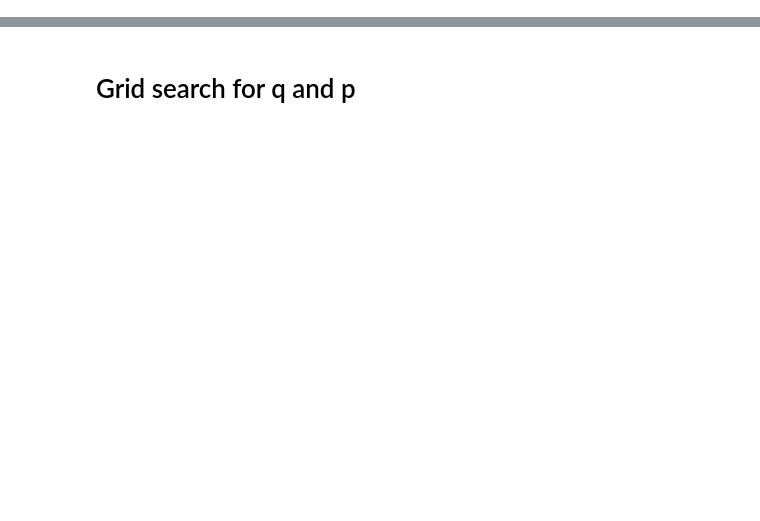
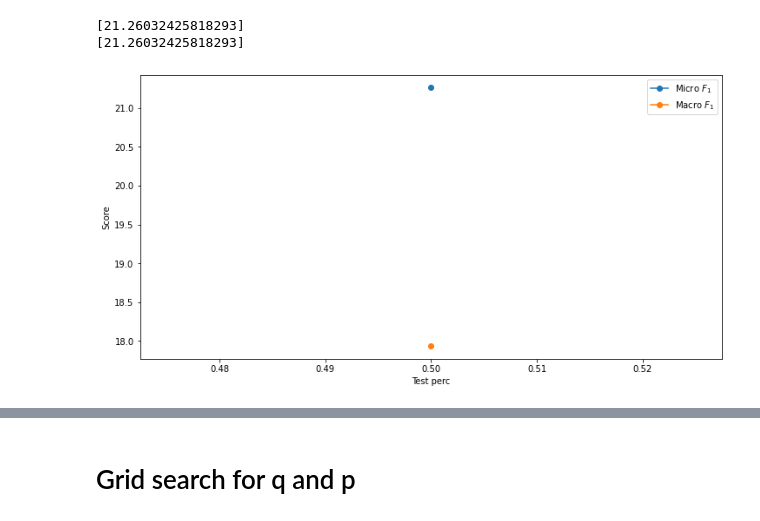
Before and after one commit to aditya-grover/node2vec, a Jupyter notebook: src/multi-classification.ipynb, the cells around one changed output, grey strips where cells are left out. Drawn from its saved outputs; the diff is of its cells as text; code cells hidden in the pictures; blank space fills up the shorter version.

```diff
--- a/src/multi-classification.ipynb
+++ b/src/multi-classification.ipynb
@@ -11,5 +12,8 @@ import numpy as np
 # %%
-DATASET_TO_USE = "ppi"
+class Datasets(Enum):
+    PPI = 1
+
+DATASET_TO_USED = Datasets.PPI
 
 def get_ppi_dataset(emb_file):
     """
@@ -28,6 +32,8 @@ def get_ppi_dataset(emb_file):
 
     return result_df
 
+# TODO: REMOVE IT IF IT'S NOT USED LATER, it was used for blogcatalog dataset.
+# Could be used for other datasets as well if they have same format
 def get_blog_dataset():
     # first row has the # of nodes and features
     emb_df = pd.read_csv(EMB_FILE, sep=" ", skiprows=1, header=None)
@@ -40,14 +46,11 @@ def get_blog_dataset():
     return result_df
 
 
-if DATASET_TO_USE == "ppi":
+if DATASET_TO_USE == Datasets.PPI:
     LABELS_FILE = "../data/PPI/ppi_labels.txt"
     emb_file = "../emb/ppi.emb"
+    INPUT_FILE = "../data/PPI/ppi.edgelist"
     df = get_ppi_dataset(emb_file)
-else:
-    EMB_FILE = "../emb/seed_1_perc_0.5_blog_catalog.emb"
-    LABELS_FILE = "../data/BlogCatalog/group-edges.csv"
-    df = get_blog_dataset()
 # %%
 # Extend prediction function for the OVR logistic regression model
 # This code is taken from https://github.com/Kombustor/submission-ecir2020-randomwalks/blob/submission/impl/model/classify.py#L11
@@ -75,35 +78,52 @@ def evaluate(df, test_sizes, num_iter=10):
 
     # binarize data
     binarizer = MultiLabelBinarizer()
     binarizer.fit(Y)
 
     # Linear regression uses L2 regularization by default
     ovr_lr =  OneVsRestClassifier(lr(solver='liblinear'))
     clf = TopKRanker(ovr_lr)
 
     for test_size in test_sizes:
         micro_scores = []
         macro_scores = []
         for x in range(num_iter):
 
             X_train, X_test, Y_train, Y_test = train_test_split(X, Y, test_size=test_size)
 
             Y_train = binarizer.transform(Y_train)
 
             top_k_list = [len(l) for l in Y_test]
             Y_test = binarizer.transform(Y_test)
 
             # evaluation
             clf.fit(X_train, Y_train)
             Y_pred = clf.predict(X_test, top_k_list=top_k_list)
 
             micro_scores.append(f1_score(Y_test, Y_pred, average='micro', zero_division=0))
             macro_scores.append(f1_score(Y_test, Y_pred, average='macro', zero_division=0))
 
-        print(micro_scores)
-        evaluations_micro.append((test_size, sum(micro_scores)/num_iter*100),)
-        evaluations_macro.append((test_size, sum(macro_scores)/num_iter*100))
+        evaluations_micro.append(sum(micro_scores)/num_iter*100)
+        evaluations_macro.append(sum(macro_scores)/num_iter*100)
         print(f"Perc: {test_size}")
     return evaluations_micro, evaluations_macro
+
+def plot_scores(micro, macro, test_size):
+    fig, ax = plt.subplots(figsize=(12, 6))
+
+    micro.reverse()
+    macro.reverse()
+
+    plt.plot(test_size, micro, marker='o', label='Micro $F_1$')
+    plt.plot(test_size, macro, marker='o', label='Macro $F_1$')
+
+    plt.xlabel("Test perc")
+    plt.ylabel("Score")
+    plt.legend(loc='best')
+    plt.show()
+# %% [output]
+[21.26032425818293]
+[21.26032425818293]
+[figure, added]
 # %%
 test_size_exp =  [x/10 for x in range(1, 10)]
```
Also changed, not shown: parts of 6 cells of this notebook, 2 other files.
